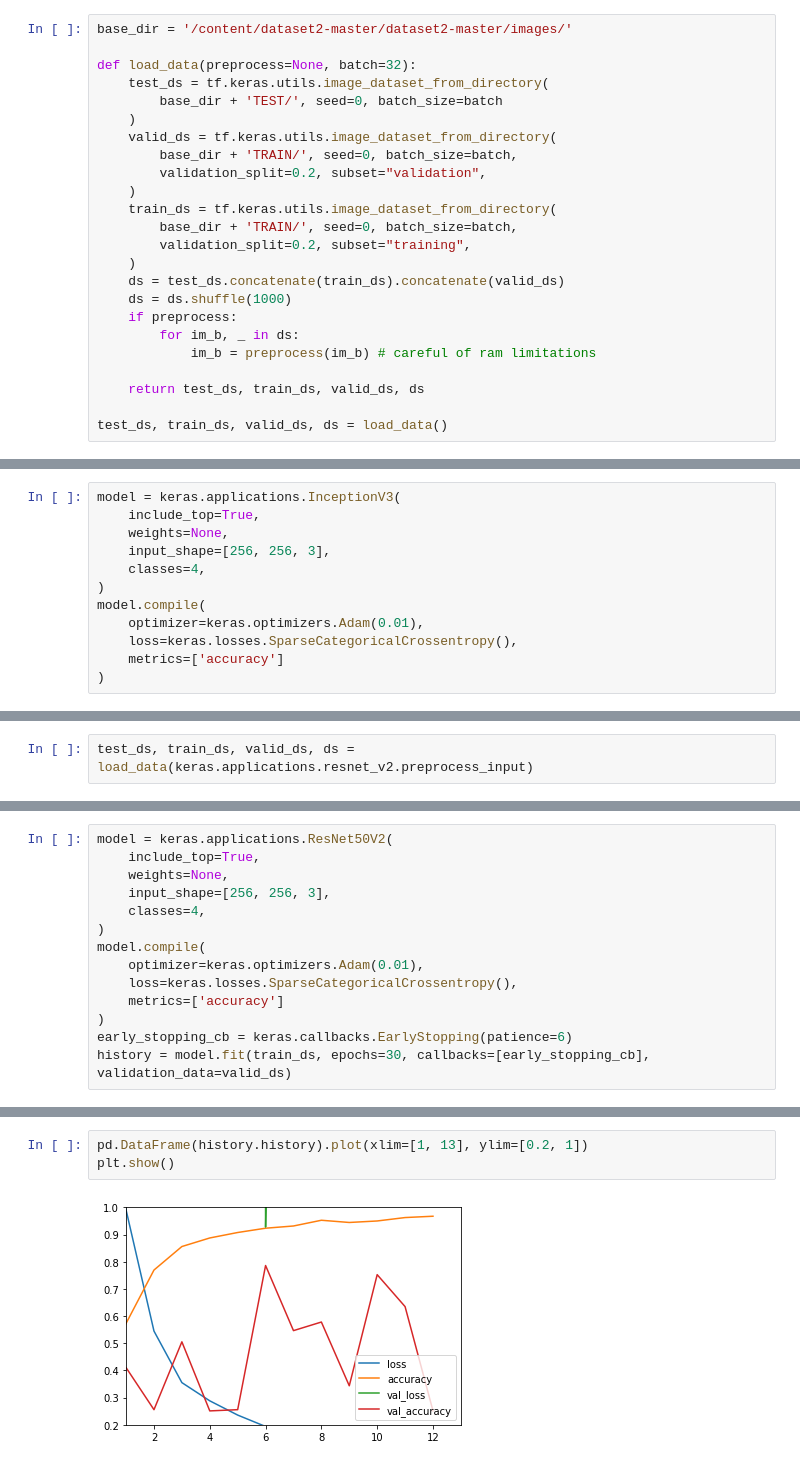
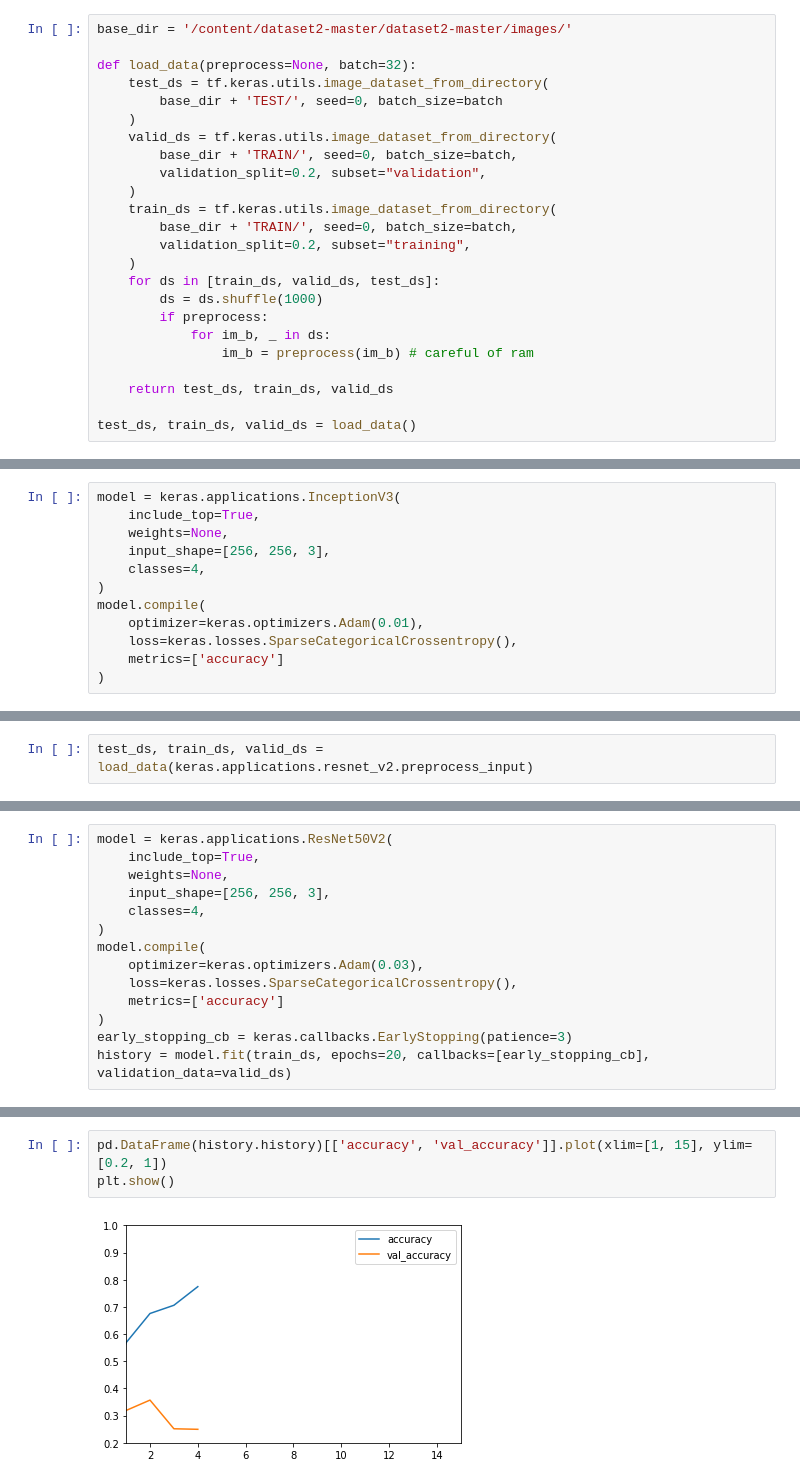
Before and after one commit to ljrn8/quick-notebooks, a Jupyter notebook: blood_cells.ipynb, the cells around one changed output, grey strips where cells are left out. Saved outputs shown, nothing was run; the diff lists cells and outputs as text.

```diff
--- a/blood_cells.ipynb
+++ b/blood_cells.ipynb
@@ -129,15 +129,15 @@ def load_data(preprocess=None, batch=32):
         base_dir + 'TRAIN/', seed=0, batch_size=batch,
         validation_split=0.2, subset="training",
     )
-    ds = test_ds.concatenate(train_ds).concatenate(valid_ds)
-    ds = ds.shuffle(1000)
-    if preprocess:
-        for im_b, _ in ds:
-            im_b = preprocess(im_b) # careful of ram limitations
+    for ds in [train_ds, valid_ds, test_ds]:
+        ds = ds.shuffle(1000)
+        if preprocess:
+            for im_b, _ in ds:
+                im_b = preprocess(im_b) # careful of ram
 
-    return test_ds, train_ds, valid_ds, ds
+    return test_ds, train_ds, valid_ds
 
-test_ds, train_ds, valid_ds, ds = load_data()
+test_ds, train_ds, valid_ds = load_data()
 # %% [output]
 Found 2487 files belonging to 4 classes.
 Found 9957 files belonging to 4 classes.
@@ -226,2 +237,2 @@ plt.show()
 # %%
-test_ds, train_ds, valid_ds, ds = load_data(keras.applications.resnet_v2.preprocess_input)
+test_ds, train_ds, valid_ds = load_data(keras.applications.resnet_v2.preprocess_input)
@@ -233,10 +250,10 @@ model = keras.applications.ResNet50V2(
     classes=4,
 )
 model.compile(
-    optimizer=keras.optimizers.Adam(0.01),
+    optimizer=keras.optimizers.Adam(0.03),
     loss=keras.losses.SparseCategoricalCrossentropy(),
     metrics=['accuracy']
 )
-early_stopping_cb = keras.callbacks.EarlyStopping(patience=6)
-history = model.fit(train_ds, epochs=30, callbacks=[early_stopping_cb], validation_data=valid_ds)
+early_stopping_cb = keras.callbacks.EarlyStopping(patience=3)
+history = model.fit(train_ds, epochs=20, callbacks=[early_stopping_cb], validation_data=valid_ds)
 # %% [output]
@@ -260,5 +270,5 @@ Epoch 13/30
 # %%
-pd.DataFrame(history.history).plot(xlim=[1, 13], ylim=[0.2, 1])
+pd.DataFrame(history.history)[['accuracy', 'val_accuracy']].plot(xlim=[1, 15], ylim=[0.2, 1])
 plt.show()
 # %% [output]
-[figure, old version]
+[figure, new version]
```
Also changed, not shown: parts of 36 cells of this notebook.
